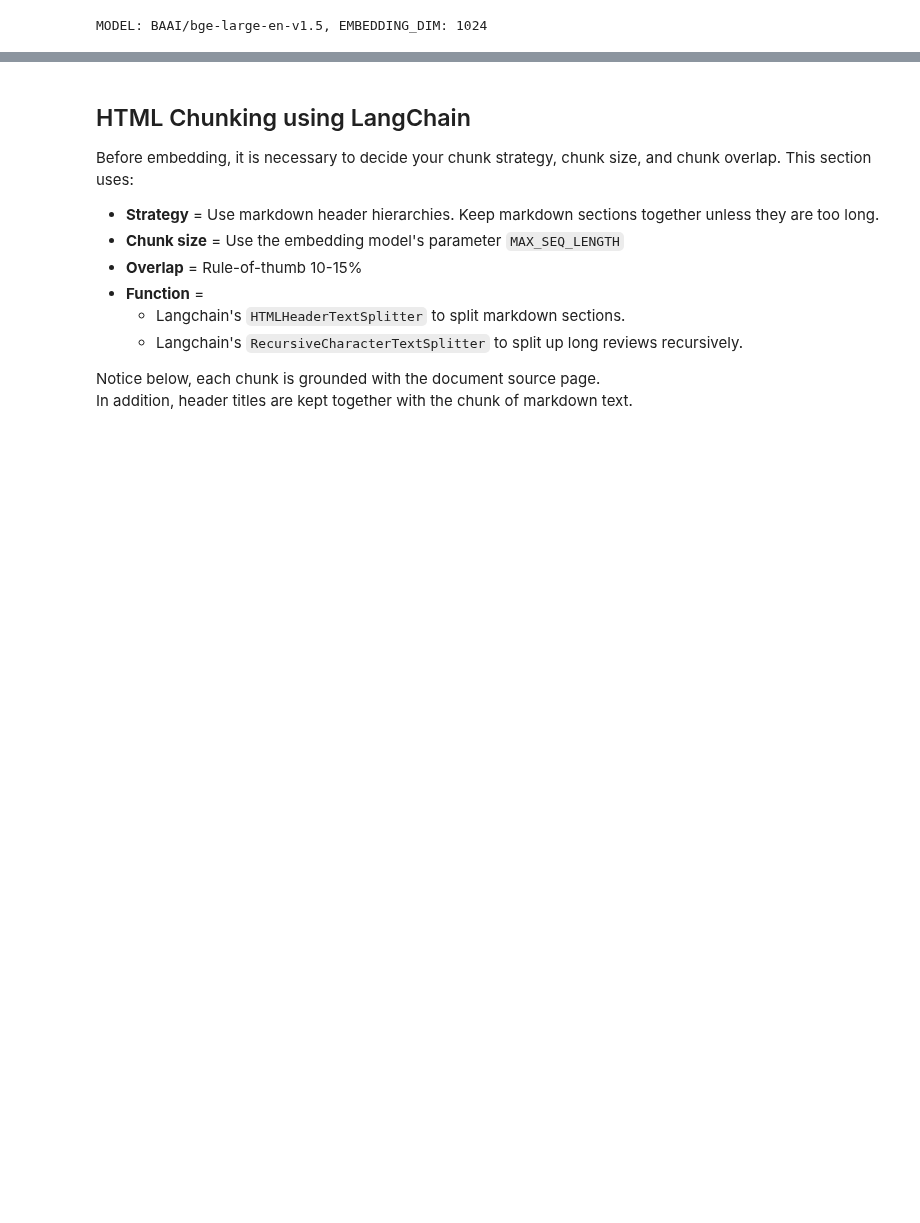
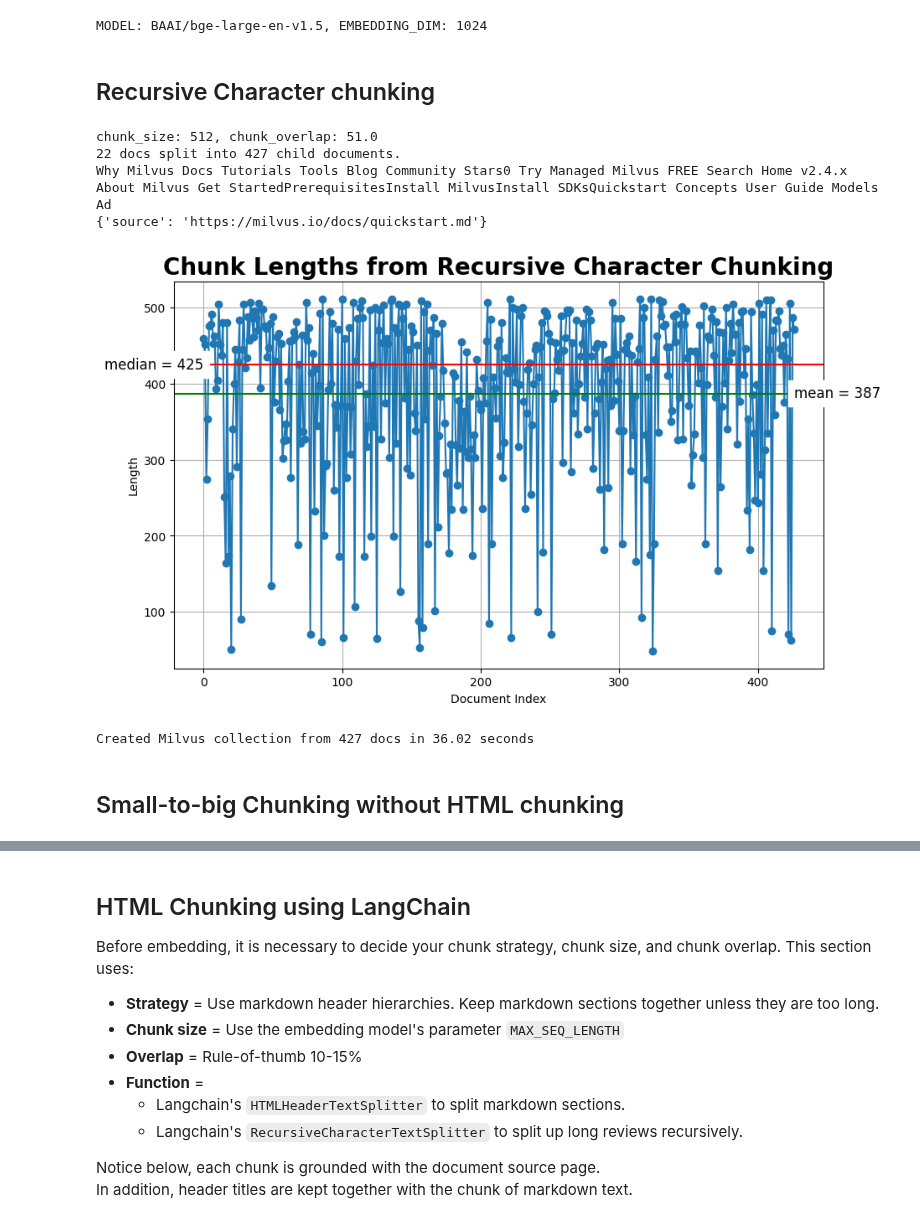
Before and after one commit to AKJUS/bootcamp, a Jupyter notebook: bootcamp/workshops/dbta_may_2024/1. RAG_basic.ipynb, the cells around one changed output, grey strips where cells are left out. Cells and saved outputs as stored; diff of their text form; code cells hidden in the pictures; blank space fills up the shorter version.

Commit message:
Update basic RAG chunking and eval notebook (#1369)
Signed-off-by: Christy Bergman <cbergman@gmail.com>

```diff
--- a/bootcamp/workshops/dbta_may_2024/1. RAG_basic.ipynb
+++ b/bootcamp/workshops/dbta_may_2024/1. RAG_basic.ipynb
@@ -180,3 +194,72 @@ MODEL: BAAI/bge-large-en-v1.5, EMBEDDING_DIM: 1024
 #     model_kwargs=model_kwargs
 # )
 # print(f"MODEL: {model_name}, EMBEDDING_DIM: {EMBEDDING_DIM}")
+# %% [markdown]
+## Recursive Character chunking
+# %%
+import pprint, time
+import numpy as np
+from langchain.text_splitter import RecursiveCharacterTextSplitter
+from langchain_milvus import Milvus
+
+CHUNK_SIZE = 512
+chunk_overlap = np.round(CHUNK_SIZE * 0.10, 0)
+print(f"chunk_size: {CHUNK_SIZE}, chunk_overlap: {chunk_overlap}")
+
+# The splitter to use to create smaller (child) chunks
+# Default splitters: https://github.com/langchain-ai/langchain/blob/9ef2feb6747f5a69d186bd623b569ad722829a5e/libs/langchain/langchain/text_splitter.py#L842
+child_text_splitter = RecursiveCharacterTextSplitter(
+    chunk_size=CHUNK_SIZE,
+    chunk_overlap=chunk_overlap,
+    length_function = len,  # use built-in Python len function
+    # separators=["\n\n"],  # split at end of paragraphs
+    separators = ["\n\n", "\n", " ", ". ", ""], # defaults
+)
+
+# Child docs directly from raw docs
+sub_docs = child_text_splitter.split_documents(docs)
+
+# Clean the parent docs.
+for doc in sub_docs:
+    doc.page_content = clean_text(doc.page_content)
+    doc.metadata["source"] = \
+        doc.metadata["source"]\
+            .replace("../../RAG/rtdocs_new", "https://milvus.io/docs")\
+            .replace(".html", ".md")
+
+# Inspect chunk lengths
+print(f"{len(docs)} docs split into {len(sub_docs)} child documents.")
+print(sub_docs[0].page_content[:200])
+pprint.pprint(sub_docs[0].metadata)
+# %% [output]
+chunk_size: 512, chunk_overlap: 51.0
+22 docs split into 427 child documents.
+Why Milvus Docs Tutorials Tools Blog Community Stars0 Try Managed Milvus FREE Search Home v2.4.x About Milvus Get StartedPrerequisitesInstall MilvusInstall SDKsQuickstart Concepts User Guide Models Ad
+{'source': 'https://milvus.io/docs/quickstart.md'}
+# %%
+# Inspect chunk lengths
+plot_chunk_lengths(sub_docs, 'Recursive Character')
+# %% [output]
+[figure, added]
+# %%
+# Create vectorstore for vector index and retrieval.
+COLLECTION_NAME = "MilvusDocs"
+start_time = time.time()
+vectorstore = Milvus.from_documents(
+    collection_name=COLLECTION_NAME,
+    documents=sub_docs,
+    embedding=embed_model,
+    connection_args={"uri": "./milvus_demo.db"},
+    # Override LangChain default values for Milvus.
+    consistency_level="Eventually",
+    # auto_id=True,
+    drop_old=True,
+    index_params = {
+        "metric_type": "COSINE",
+        "index_type": "AUTOINDEX",
+        "params": {},}
+)
+end_time = time.time()
+print(f"Created Milvus collection from {len(sub_docs)} docs in {end_time - start_time:.2f} seconds")
+# %% [output]
+Created Milvus collection from 427 docs in 36.02 seconds
@@ -182,0 +269,2 @@ MODEL: BAAI/bge-large-en-v1.5, EMBEDDING_DIM: 1024
+# %% [markdown]
+## Small-to-big Chunking without HTML chunking
```
Also changed, not shown: parts of 77 cells of this notebook.
